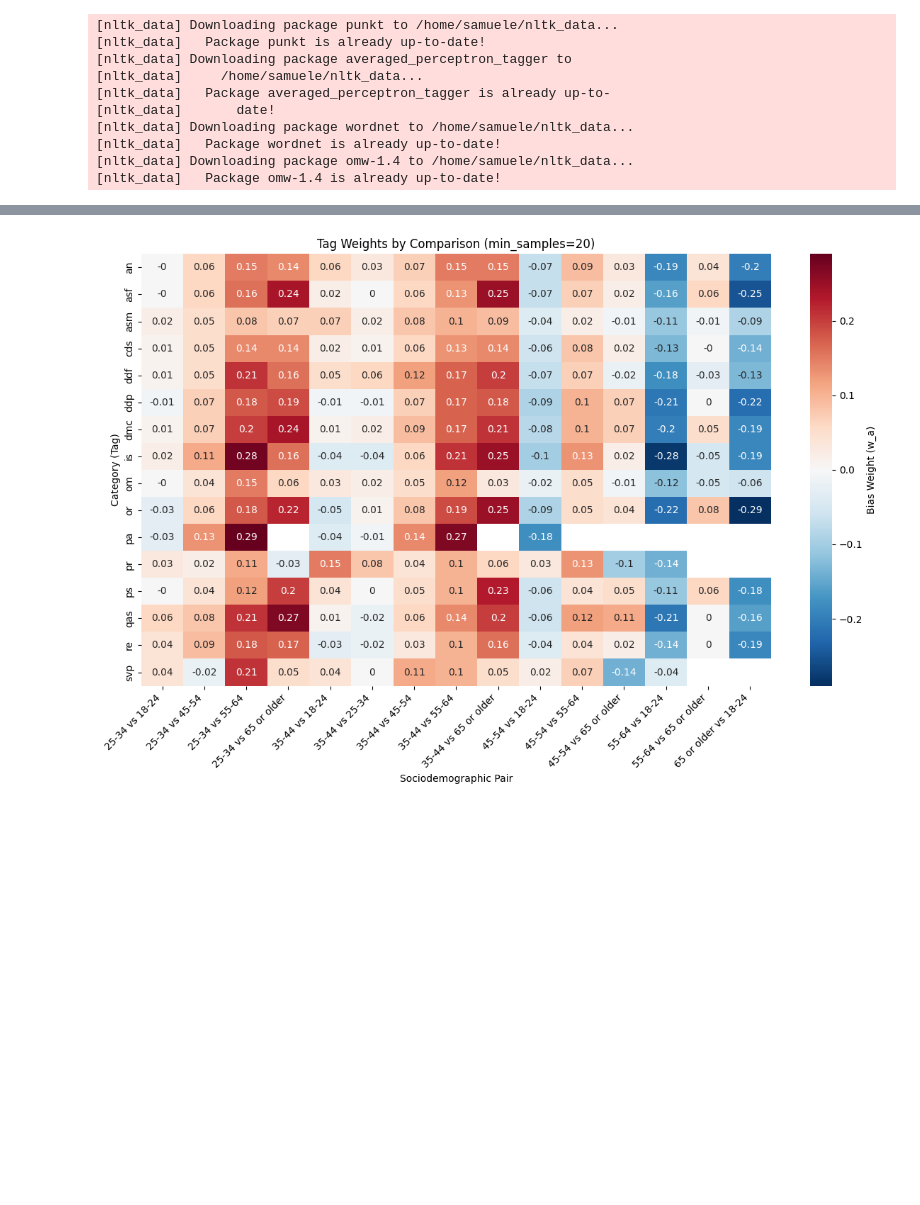
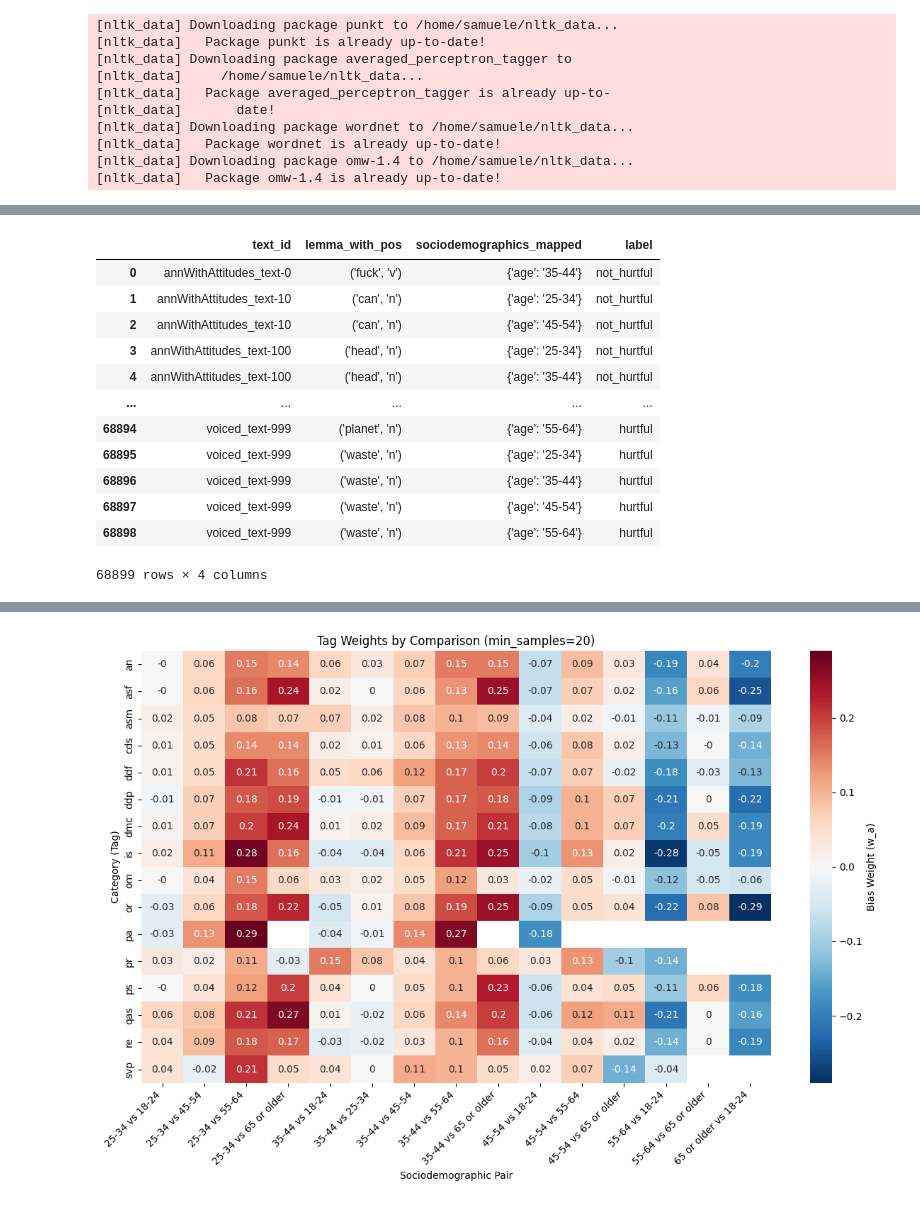
Before and after one commit to SDavenia/hurt_persp, a Jupyter notebook: obtain_plots_text_pairwise.ipynb, the cells around one changed output, grey strips where cells are left out. Cells and saved outputs as stored; diff of their text form; code cells hidden in the pictures; blank space fills up the shorter version.

```diff
--- a/obtain_plots_text_pairwise.ipynb
+++ b/obtain_plots_text_pairwise.ipynb
@@ -118,3 +151,21 @@ def preprocess_for_category_pairwise_analysis(aggregated_df):
     ).drop(columns=['sociodemographics_mapped_str']).reset_index(drop=True)
 
     return aggregated_df
+# %%
+def preprocess_for_lemma_pairwise_analysis(aggregated_df):
+    aggregated_df = aggregated_df[['text_id', 'lemma_with_pos', 'sociodemographics_mapped', 'label']].reset_index(drop=True)
+
+    # Remove duplicates
+    aggregated_df = aggregated_df.assign(
+        sociodemographics_mapped_str=aggregated_df['sociodemographics_mapped'].astype(str)
+    )
+    print(f"len aggregated_df before dropping duplicates: {len(aggregated_df)}")
+    aggregated_df = aggregated_df.drop_duplicates(
+        subset=['text_id', 'lemma_with_pos', 'sociodemographics_mapped_str', 'label']
+    ).drop(columns=['sociodemographics_mapped_str']).reset_index(drop=True)
+    print(f"len aggregated_df after dropping duplicates: {len(aggregated_df)}")
+    # print(f"Dropped {len(aggregated_df) - len(aggregated_df.drop_duplicates(subset=['text_id', 'lemma_with_pos', 'sociodemographics_mapped', 'label']))} duplicate instances for lemma pairwise analysis.")
+
+    return aggregated_df
+
+### UNDERSTAND WHY EVEN HERE SOME ARE DROPPED
@@ -124,3 +191,9 @@ race_aggregated_df_category = preprocess_for_category_pairwise_analysis(race_agg
 gender_aggregated_df_category = preprocess_for_category_pairwise_analysis(gender_aggregated_df)
 education_aggregated_df_category = preprocess_for_category_pairwise_analysis(education_aggregated_df)
 ideology_aggregated_df_category = preprocess_for_category_pairwise_analysis(ideology_aggregated_df)
+# %%
+age_aggregated_df_lemma = preprocess_for_lemma_pairwise_analysis(age_aggregated_df)
+race_aggregated_df_lemma = preprocess_for_lemma_pairwise_analysis(race_aggregated_df)
+gender_aggregated_df_lemma = preprocess_for_lemma_pairwise_analysis(gender_aggregated_df)
+education_aggregated_df_lemma = preprocess_for_lemma_pairwise_analysis(education_aggregated_df)
+ideology_aggregated_df_lemma = preprocess_for_lemma_pairwise_analysis(ideology_aggregated_df)
@@ -127,3 +227,19 @@ ideology_aggregated_df_category = preprocess_for_category_pairwise_analysis(ideo
+# %%
+age_aggregated_df_lemma
+# %% [output]
+|  | text_id | lemma_with_pos | sociodemographics_mapped | label |
+| 0 | annWithAttitudes_text-0 | ('fuck', 'v') | {'age': '35-44'} | not_hurtful |
+| 1 | annWithAttitudes_text-10 | ('can', 'n') | {'age': '25-34'} | not_hurtful |
+| 2 | annWithAttitudes_text-10 | ('can', 'n') | {'age': '45-54'} | not_hurtful |
+| 3 | annWithAttitudes_text-100 | ('head', 'n') | {'age': '25-34'} | not_hurtful |
+| 4 | annWithAttitudes_text-100 | ('head', 'n') | {'age': '35-44'} | not_hurtful |
+| ... | ... | ... | ... | ... |
+| 68894 | voiced_text-999 | ('planet', 'n') | {'age': '55-64'} | hurtful |
+| 68895 | voiced_text-999 | ('waste', 'n') | {'age': '25-34'} | hurtful |
+| 68896 | voiced_text-999 | ('waste', 'n') | {'age': '35-44'} | hurtful |
+| 68897 | voiced_text-999 | ('waste', 'n') | {'age': '45-54'} | hurtful |
+| 68898 | voiced_text-999 | ('waste', 'n') | {'age': '55-64'} | hurtful |
+68899 rows × 4 columns
 # %%
 from itertools import combinations
 import pandas as pd
```
Also changed, not shown: parts of 9 cells of this notebook, 4 other files.
